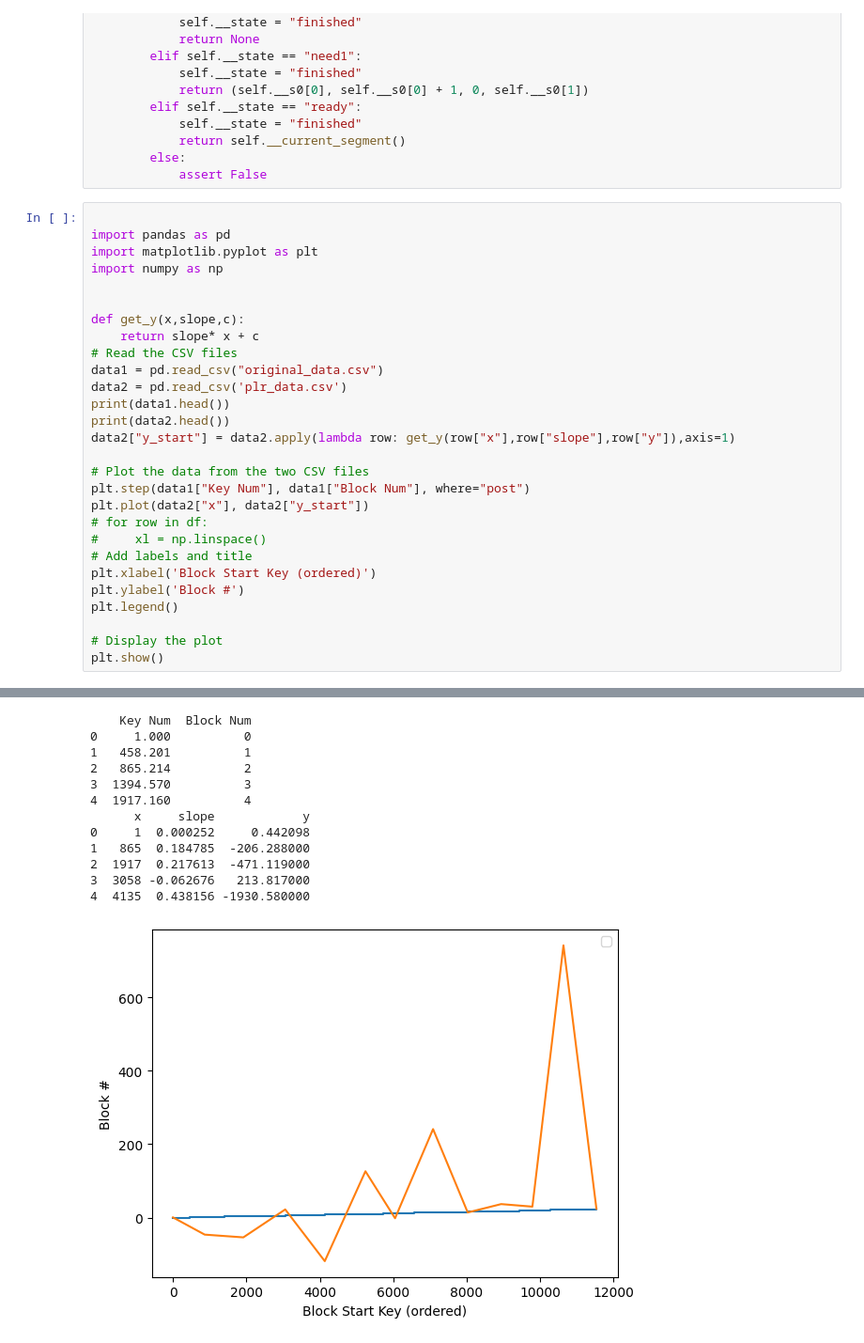
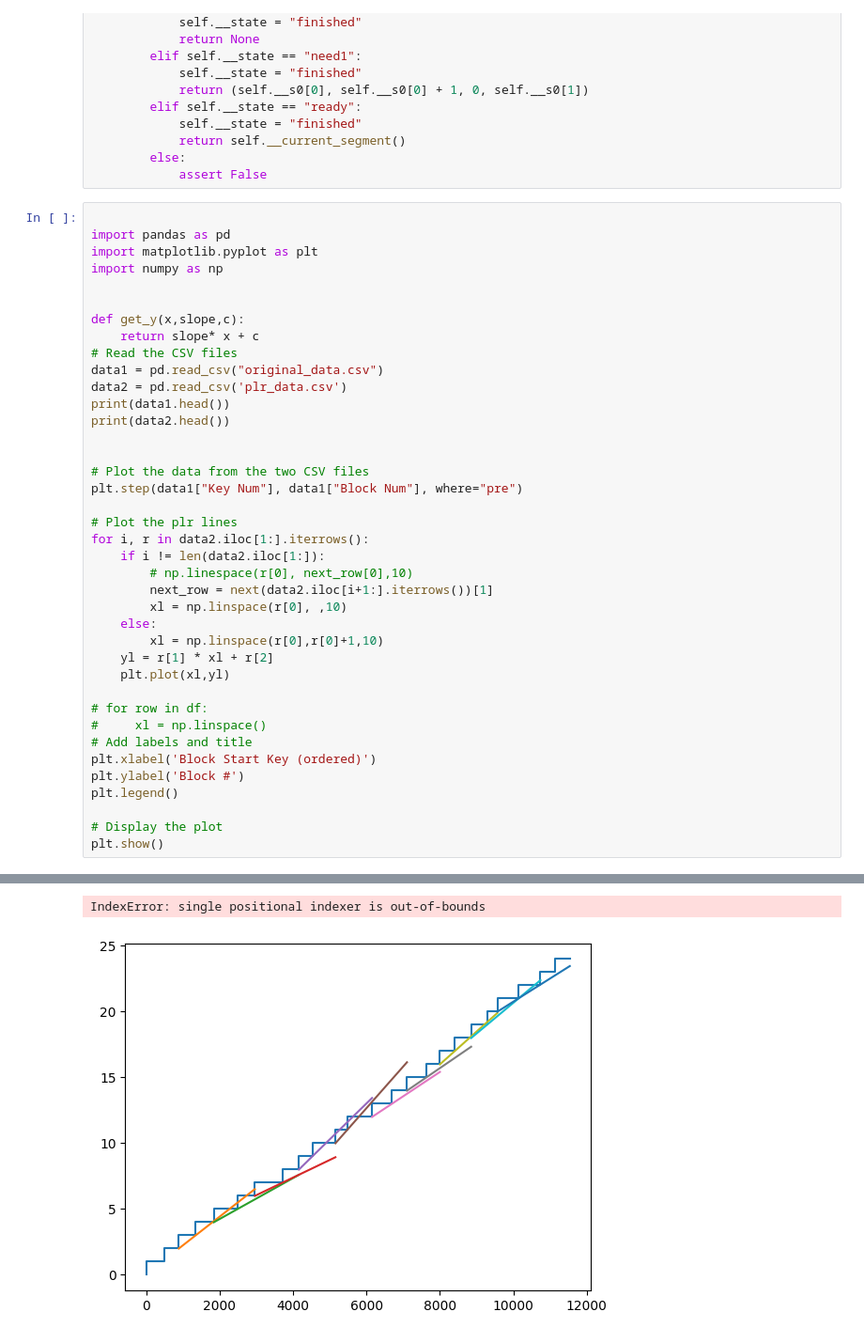
Before and after one commit to hkust-comp4981-di2-2023/plr-cpp, a Jupyter notebook: visualize/dataplot.ipynb, the cells around one changed output, grey strips where cells are left out. Shown at 94% size. Drawn from its saved outputs; the diff is of its cells as text.

```diff
--- a/visualize/dataplot.ipynb
+++ b/visualize/dataplot.ipynb
@@ -118,11 +118,22 @@ data1 = pd.read_csv("original_data.csv")
 data2 = pd.read_csv('plr_data.csv')
 print(data1.head())
 print(data2.head())
-data2["y_start"] = data2.apply(lambda row: get_y(row["x"],row["slope"],row["y"]),axis=1)
+
 
 # Plot the data from the two CSV files
-plt.step(data1["Key Num"], data1["Block Num"], where="post")
-plt.plot(data2["x"], data2["y_start"])
+plt.step(data1["Key Num"], data1["Block Num"], where="pre")
+
+# Plot the plr lines
+for i, r in data2.iloc[1:].iterrows():
+    if i != len(data2.iloc[1:]):
+        # np.linespace(r[0], next_row[0],10)
+        next_row = next(data2.iloc[i+1:].iterrows())[1]
+        xl = np.linspace(r[0], ,10)
+    else:
+        xl = np.linspace(r[0],r[0]+1,10)
+    yl = r[1] * xl + r[2]
+    plt.plot(xl,yl)
+
 # for row in df:
 #     xl = np.linspace()
 # Add labels and title
@@ -137,16 +164,5 @@ No artists with labels found to put in legend.  Note that artists whose label st
-    Key Num  Block Num
-0     1.000          0
-1   458.201          1
-2   865.214          2
-3  1394.570          3
-4  1917.160          4
-      x     slope            y
-0     1  0.000252     0.442098
-1   865  0.184785  -206.288000
-2  1917  0.217613  -471.119000
-3  3058 -0.062676   213.817000
-4  4135  0.438156 -1930.580000
+IndexError: single positional indexer is out-of-bounds
-[figure, old version]
+[figure, new version]
 # %%
 plr = GreedyPLR(0.0005)
 lines = []
```
Also changed, not shown: parts of 2 cells of this notebook, 5 other files.
